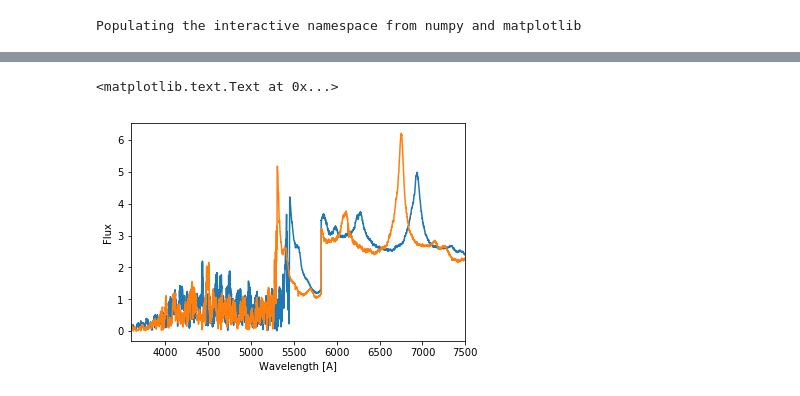
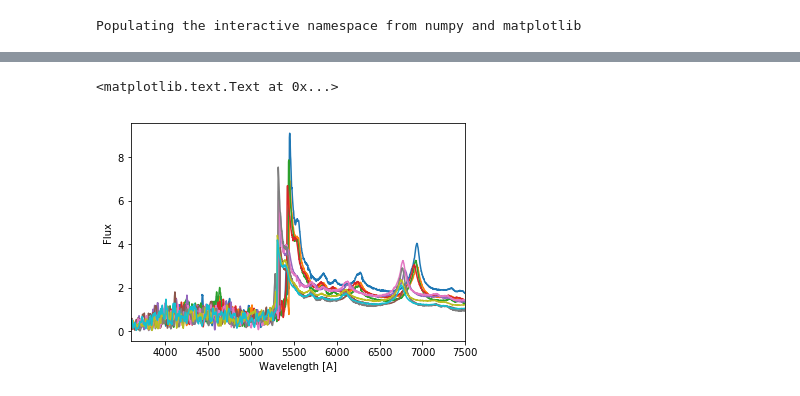
Before and after one commit to igmhub/LyaCoLoRe, a Jupyter notebook: example_scripts/run_desisim.ipynb, the cells around one changed output, grey strips where cells are left out. Saved outputs shown, nothing was run; the diff lists cells and outputs as text; code cells hidden in the pictures.

```diff
--- a/example_scripts/run_desisim.ipynb
+++ b/example_scripts/run_desisim.ipynb
@@ -36,9 +36,10 @@ meta
 # %%
-plt.plot(wave,flux[0])
-plt.plot(wave,flux[9])
+N = len(flux)
+for i in range(N):
+    plt.plot(wave,flux[i])
 plt.xlim(3600,7500)
 plt.xlabel('Wavelength [A]')
 plt.ylabel('Flux')
 # %% [output]
 <matplotlib.text.Text at 0x...>
-[figure, old version]
+[figure, new version]
```
Also changed, not shown: parts of 1 cell of this notebook, 2 other files.
